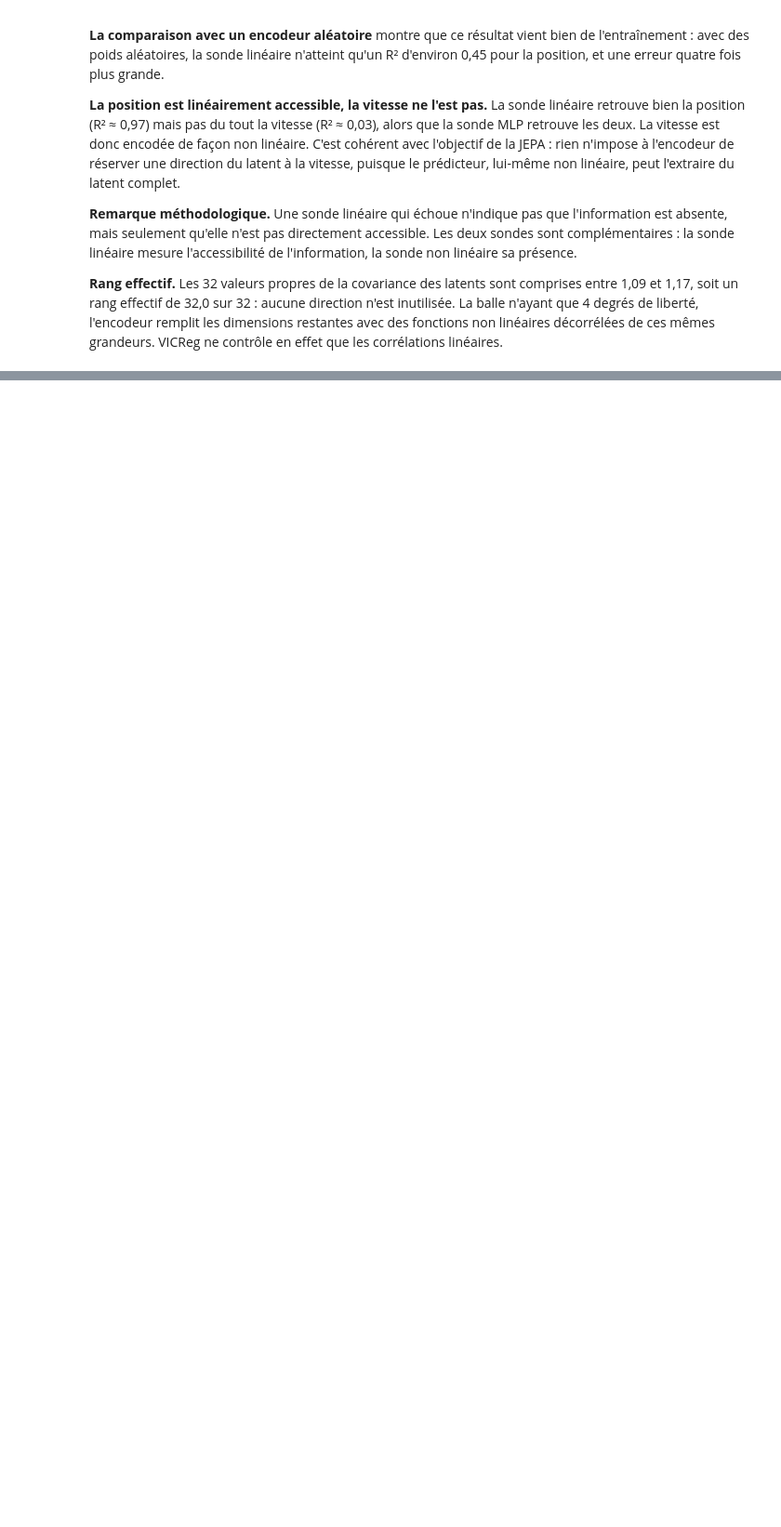
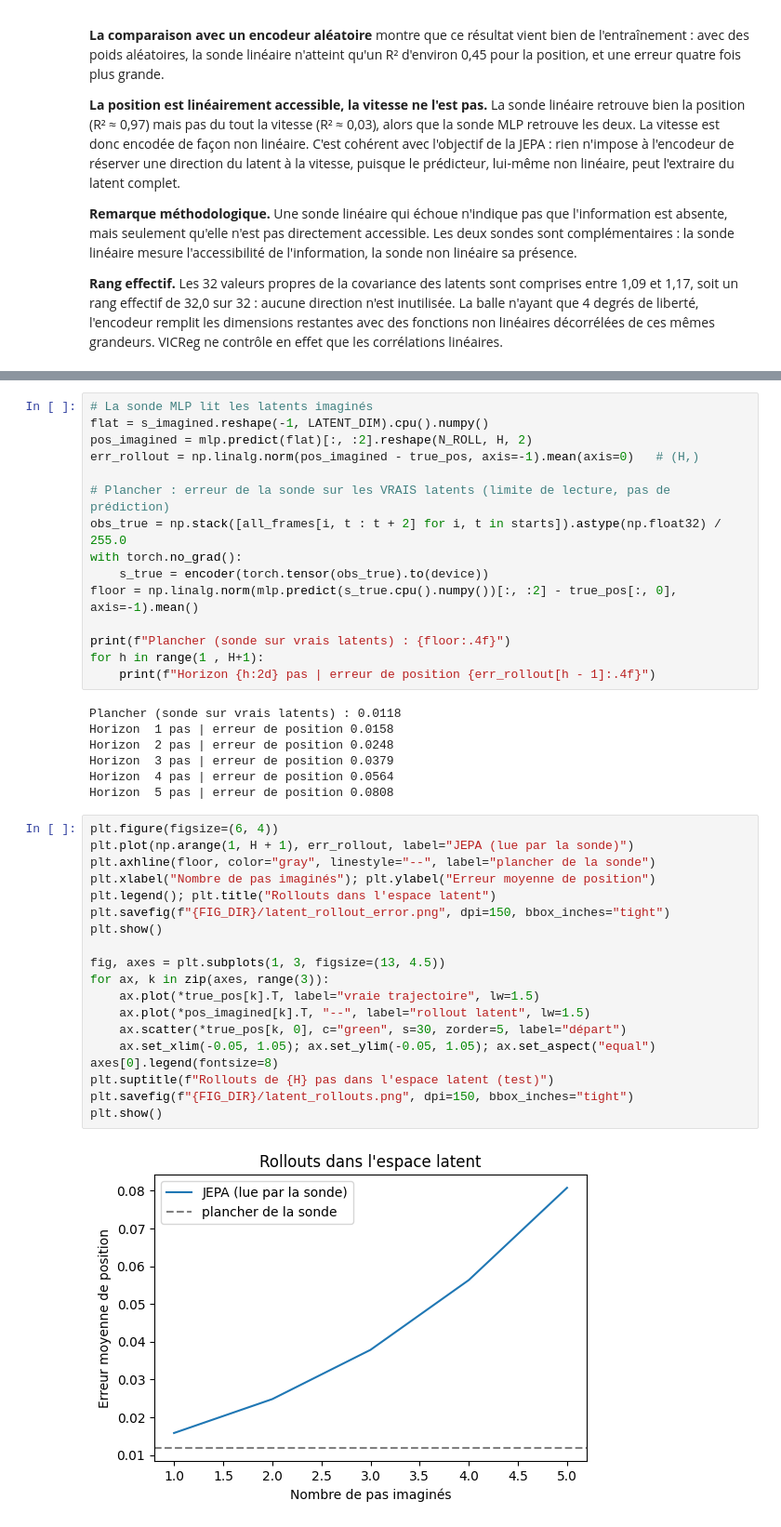
Before and after one commit to Faj1223/Cognitively-Inspired-Energy-Based-World-Models, a Jupyter notebook: notebooks/WM_step3.ipynb, the cells around one changed output, grey strips where cells are left out. Shown at 93% size. Cells and saved outputs as stored; diff of their text form; blank space fills up the shorter version.

```diff
--- a/notebooks/WM_step3.ipynb
+++ b/notebooks/WM_step3.ipynb
@@ -980,0 +1058,43 @@ A suivre...
+# %%
+# La sonde MLP lit les latents imaginés
+flat = s_imagined.reshape(-1, LATENT_DIM).cpu().numpy()
+pos_imagined = mlp.predict(flat)[:, :2].reshape(N_ROLL, H, 2)
+err_rollout = np.linalg.norm(pos_imagined - true_pos, axis=-1).mean(axis=0)   # (H,)
+
+# Plancher : erreur de la sonde sur les VRAIS latents (limite de lecture, pas de prédiction)
+obs_true = np.stack([all_frames[i, t : t + 2] for i, t in starts]).astype(np.float32) / 255.0
+with torch.no_grad():
+    s_true = encoder(torch.tensor(obs_true).to(device))
+floor = np.linalg.norm(mlp.predict(s_true.cpu().numpy())[:, :2] - true_pos[:, 0], axis=-1).mean()
+
+print(f"Plancher (sonde sur vrais latents) : {floor:.4f}")
+for h in range(1 , H+1):
+    print(f"Horizon {h:2d} pas | erreur de position {err_rollout[h - 1]:.4f}")
+# %% [output]
+Plancher (sonde sur vrais latents) : 0.0118
+Horizon  1 pas | erreur de position 0.0158
+Horizon  2 pas | erreur de position 0.0248
+Horizon  3 pas | erreur de position 0.0379
+Horizon  4 pas | erreur de position 0.0564
+Horizon  5 pas | erreur de position 0.0808
+# %%
+plt.figure(figsize=(6, 4))
+plt.plot(np.arange(1, H + 1), err_rollout, label="JEPA (lue par la sonde)")
+plt.axhline(floor, color="gray", linestyle="--", label="plancher de la sonde")
+plt.xlabel("Nombre de pas imaginés"); plt.ylabel("Erreur moyenne de position")
+plt.legend(); plt.title("Rollouts dans l'espace latent")
+plt.savefig(f"{FIG_DIR}/latent_rollout_error.png", dpi=150, bbox_inches="tight")
+plt.show()
+
+fig, axes = plt.subplots(1, 3, figsize=(13, 4.5))
+for ax, k in zip(axes, range(3)):
+    ax.plot(*true_pos[k].T, label="vraie trajectoire", lw=1.5)
+    ax.plot(*pos_imagined[k].T, "--", label="rollout latent", lw=1.5)
+    ax.scatter(*true_pos[k, 0], c="green", s=30, zorder=5, label="départ")
+    ax.set_xlim(-0.05, 1.05); ax.set_ylim(-0.05, 1.05); ax.set_aspect("equal")
+axes[0].legend(fontsize=8)
+plt.suptitle(f"Rollouts de {H} pas dans l'espace latent (test)")
+plt.savefig(f"{FIG_DIR}/latent_rollouts.png", dpi=150, bbox_inches="tight")
+plt.show()
+# %% [output]
+[figure, added]
```
Also changed, not shown: parts of 49 cells of this notebook, 1 other file.
